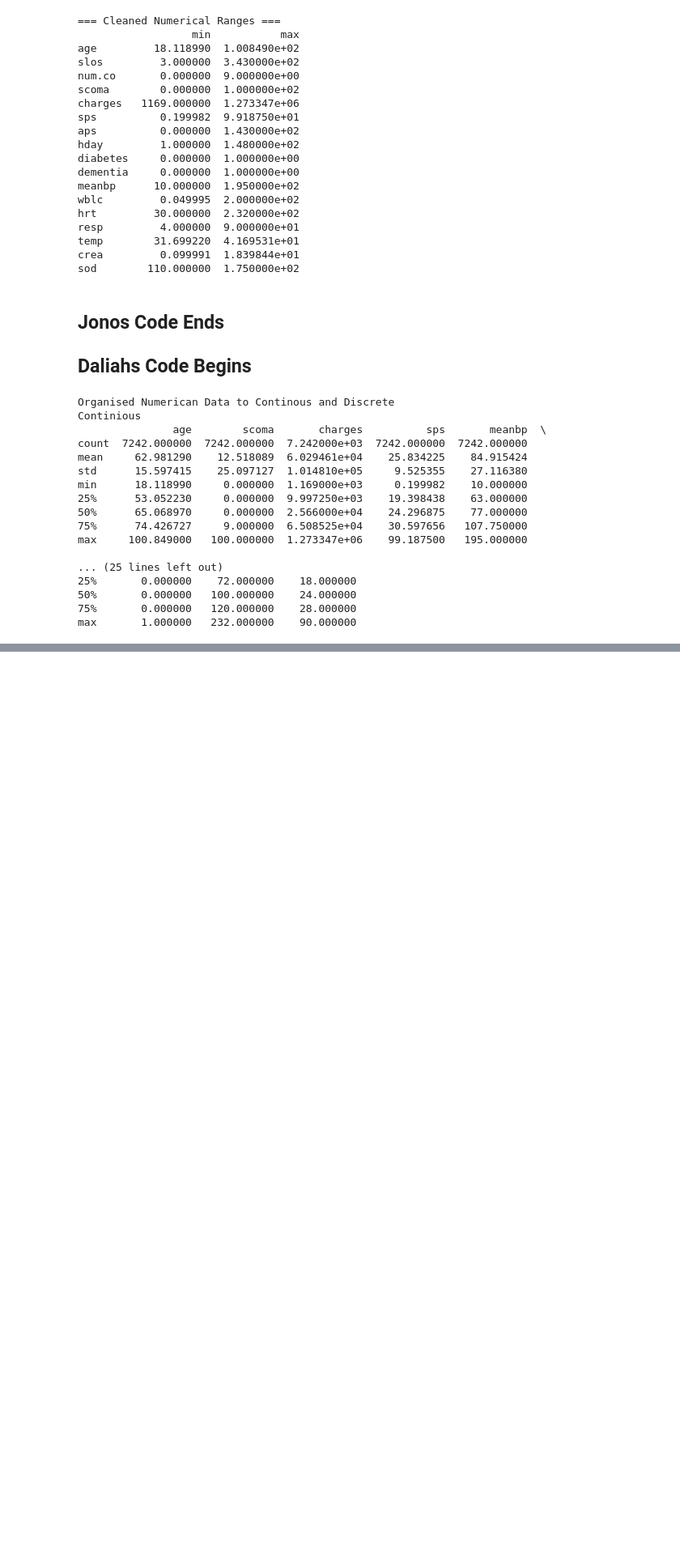
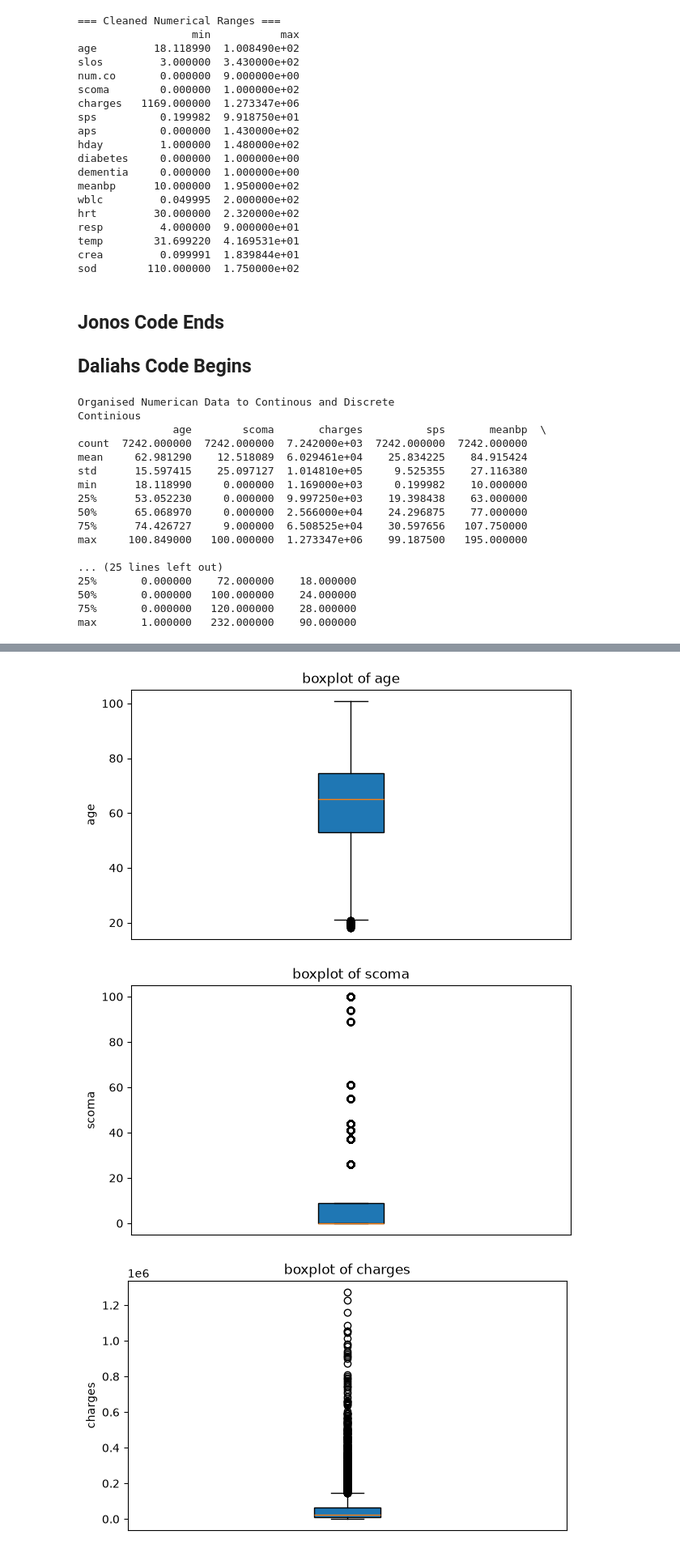
Before and after one commit to ChrisJHM6446/ENGE707_Project, a Jupyter notebook: ENGE707_Project.ipynb, the cells around one changed output, grey strips where cells are left out. Shown at 81% size. Saved outputs shown, nothing was run; the diff lists cells and outputs as text; code cells hidden in the pictures; blank space fills up the shorter version.

```diff
--- a/ENGE707_Project.ipynb
+++ b/ENGE707_Project.ipynb
@@ -969,0 +967,13 @@ for col in numeric_cols_cleaned_version:#plotting with a loop to reduce repition
+# %%
+#box plots show the spread and outliers of data
+for col in numericalContinious_clean:
+    plt.figure(figsize=(7, 4))
+    plt.boxplot(df_clean[col].dropna() , patch_artist=True)
+    plt.title(f"boxplot of {col}")
+    plt.ylabel(col)
+    plt.xticks([])
+    plt.show()
+# %% [output]
+[figure, added]
+[figure, added]
+[figure, added]
```
Also changed, not shown: parts of 5 cells of this notebook.
